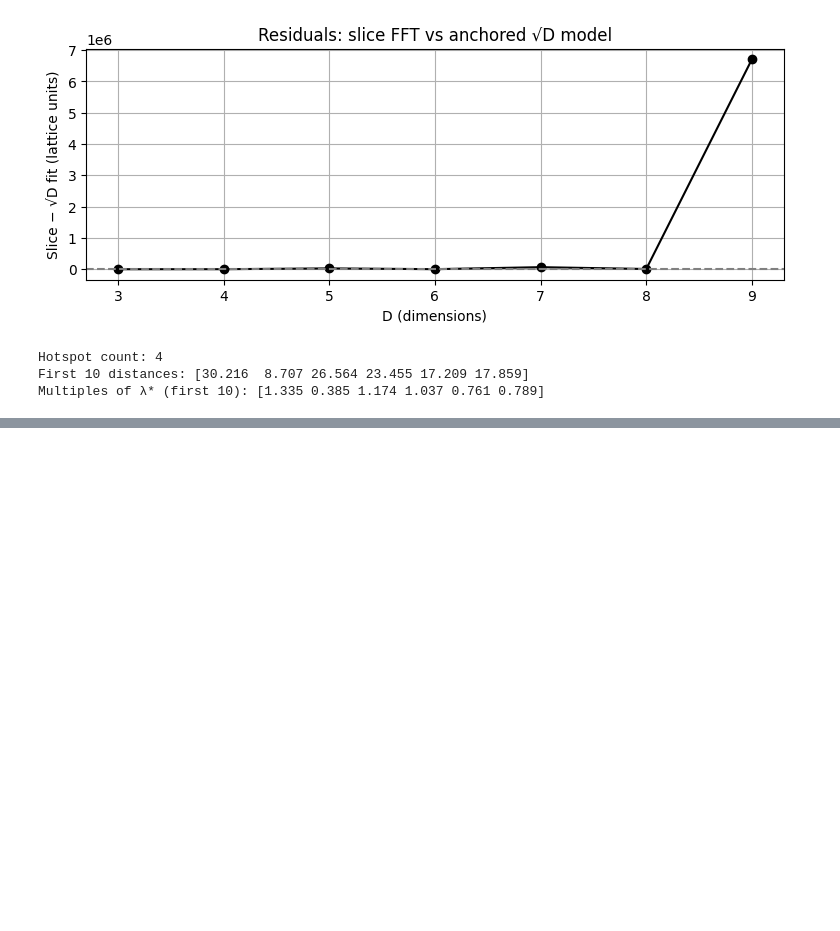
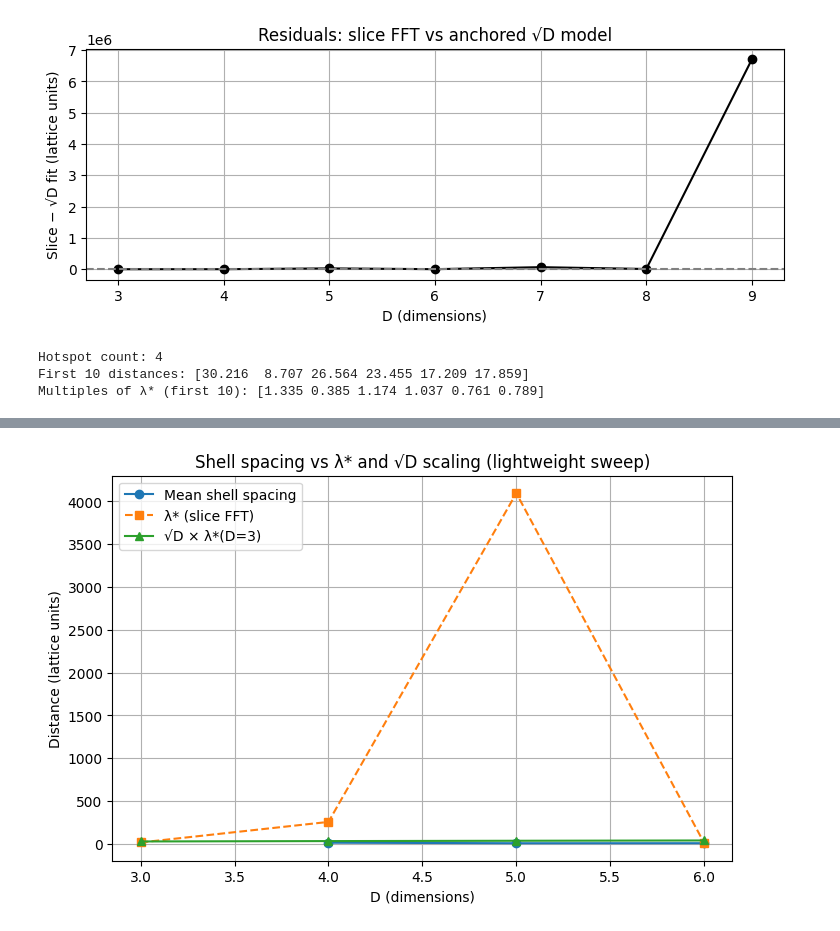
Before and after one commit to chrishg23-jpg/HES-benchmark, a Jupyter notebook: HES16Sim007.ipynb, the cells around one changed output, grey strips where cells are left out. Cells and saved outputs as stored; diff of their text form; code cells hidden in the pictures; blank space fills up the shorter version.

```diff
--- a/HES16Sim007.ipynb
+++ b/HES16Sim007.ipynb
@@ -837,0 +878,85 @@ Multiples of λ* (first 10): [1.335 0.385 1.174 1.037 0.761 0.789]
+# %%
+import numpy as np
+import matplotlib.pyplot as plt
+from scipy.ndimage import label, center_of_mass
+from scipy.spatial.distance import pdist
+
+# --- Laplacian operator ---
+def laplacian_nd(s):
+    lap = np.zeros_like(s)
+    for a in range(s.ndim):
+        lap += np.roll(s, 1, axis=a) + np.roll(s, -1, axis=a) - 2*s
+    return lap
+
+# --- Field evolution ---
+def evolve_field(s, alpha=0.05, beta=0.01, steps=60, clip=10.0):
+    for _ in range(steps):
+        lap = laplacian_nd(s)
+        s = s + alpha*lap - beta*(s**3)
+        s = np.clip(s, -clip, clip)
+        s -= s.mean()
+    return s
+
+# --- Slice FFT λ* estimator ---
+def dominant_wavelength_slice(field, axis=0, dx=1.0):
+    slice_1d = np.take(field, indices=field.shape[axis]//2, axis=axis)
+    slice_1d = slice_1d.flatten()
+    n = slice_1d.size
+    w = 0.5 - 0.5*np.cos(2*np.pi*np.arange(n)/n)
+    xw = slice_1d * w
+    F = np.fft.fft(xw)
+    P = np.abs(F)**2
+    k = 2*np.pi*np.fft.fftfreq(n, d=dx)
+    P[0] = 0.0
+    peak = np.argmax(P)
+    k_mag = abs(k[peak])
+    return (2*np.pi/k_mag) if k_mag > 0 else np.inf
+
+# --- Hotspot shell analysis ---
+def hotspot_shells(field_slice, lam_star, threshold_percentile=95):
+    thr = np.percentile(field_slice, threshold_percentile)
+    labeled, n_hotspots = label(field_slice > thr)
+    centers = [center_of_mass(field_slice, labeled, i) for i in range(1, n_hotspots+1)]
+    if len(centers) < 2:
+        return n_hotspots, [], [], 0.0
+    distances = pdist(np.array(centers))
+    multiples = distances / lam_star
+    fidelity = np.mean([abs(m - round(m)) < 0.1 for m in multiples])
+    return n_hotspots, distances, multiples, fidelity
+
+# --- Sweep D=3..6 ---
+D_values = list(range(3, 7))
+mean_shell_dist, lam_star_list, fidelity_list = [], [], []
+
+for D in D_values:
+    N = 16 if D <= 4 else 8
+    rng = np.random.default_rng(D)
+    s = 0.2 * rng.standard_normal([N]*D)
+    s = evolve_field(s)
+    lam_star = dominant_wavelength_slice(s, axis=0)
+    slice_field = np.take(s, indices=s.shape[-1]//2, axis=-1)
+    if slice_field.ndim > 2:
+        slice_field = slice_field[0]
+    n_hotspots, distances, multiples, fidelity = hotspot_shells(slice_field, lam_star)
+    mean_dist = np.mean(distances) if len(distances) > 0 else np.nan
+    mean_shell_dist.append(mean_dist)
+    lam_star_list.append(lam_star)
+    fidelity_list.append(fidelity)
+
+# --- Plot shell spacing vs λ* and √D ---
+plt.figure(figsize=(8,5))
+plt.plot(D_values, mean_shell_dist, 'o-', label='Mean shell spacing')
+plt.plot(D_values, lam_star_list, 's--', label='λ* (slice FFT)')
+plt.plot(D_values, [np.sqrt(D)*lam_star_list[0] for D in D_values], '^-', label='√D × λ*(D=3)')
+plt.xlabel('D (dimensions)')
+plt.ylabel('Distance (lattice units)')
+plt.title('Shell spacing vs λ* and √D scaling (lightweight sweep)')
+plt.legend()
+plt.grid(True)
+plt.show()
+
+# --- Summary printout ---
+for i, D in enumerate(D_values):
+    print(f"D={D}: mean shell spacing ≈ {mean_shell_dist[i]:.2f}, λ* ≈ {lam_star_list[i]:.2f}, fidelity ≈ {fidelity_list[i]:.2f}")
+# %% [output]
+[figure, added]
```
Also changed, not shown: parts of 7 cells of this notebook.
